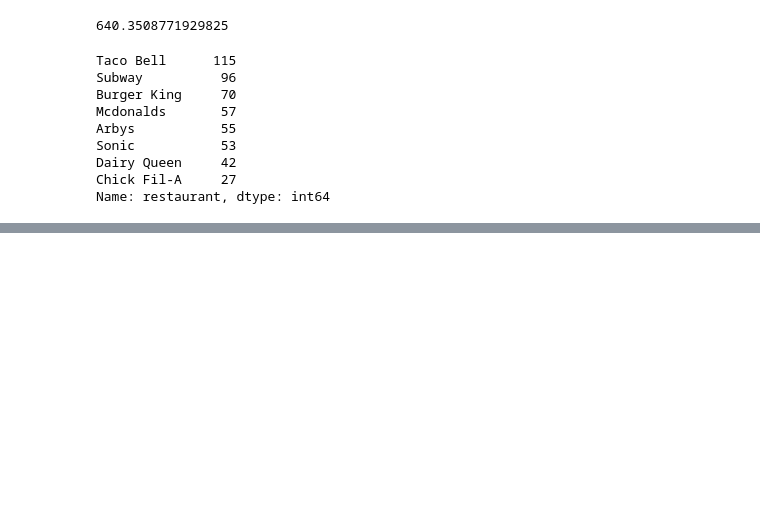
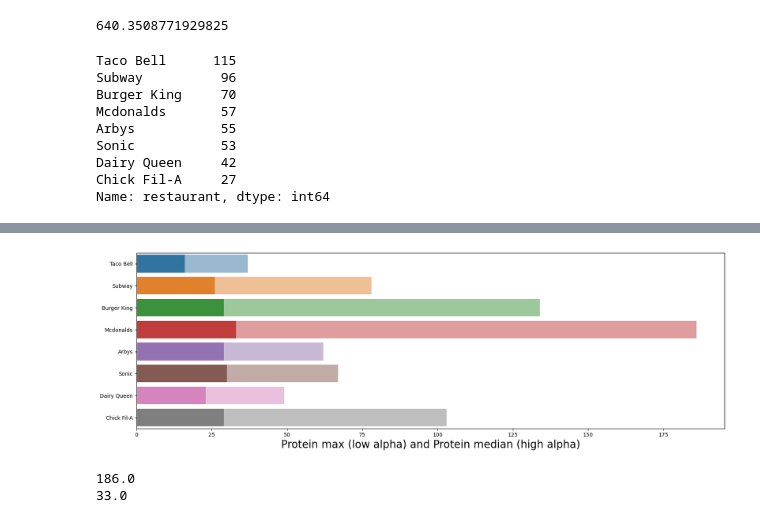
Before and after one commit to ZachMajernik/DataScience1, a Jupyter notebook: FinalProject/FinalProjectDataset.ipynb, the cells around one changed output, grey strips where cells are left out. Saved outputs shown, nothing was run; the diff lists cells and outputs as text; code cells hidden in the pictures; blank space fills up the shorter version.

```diff
--- a/FinalProject/FinalProjectDataset.ipynb
+++ b/FinalProject/FinalProjectDataset.ipynb
@@ -149,0 +171,17 @@ Name: item, dtype: object
+# %%
+plt.figure(figsize = (20,6))
+
+sns.barplot(data=maxs, x='protein', y='restaurant', alpha=0.5)
+sns.barplot(data=meds, x='protein', y='restaurant')
+
+plt.xlabel("Protein max (low alpha) and Protein median (high alpha)", fontsize=20)
+
+plt.show()
+# %% [output]
+[figure, added]
+# %%
+print(maxs['protein'][3]) #mcd
+print(meds['protein'][3]) #mcd
+# %% [output]
+186.0
+33.0
```
Also changed, not shown: parts of 9 cells of this notebook, 2 other files.
